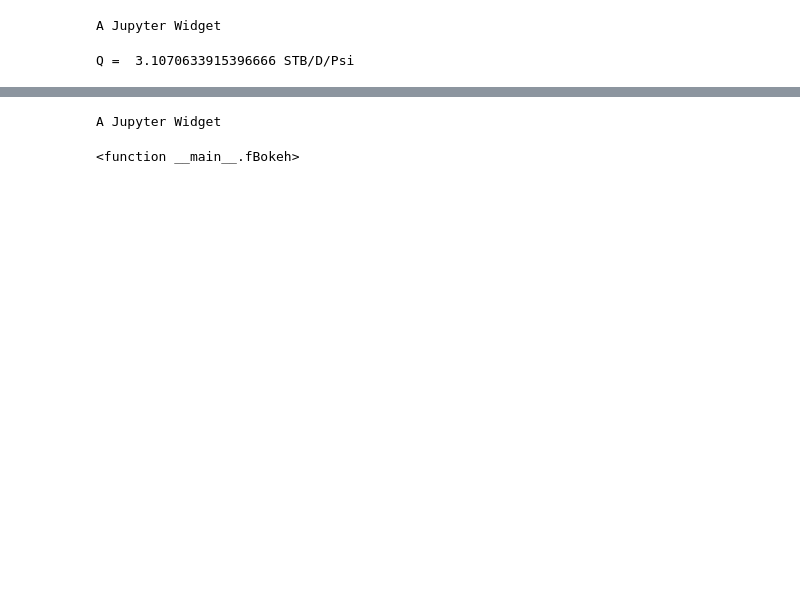
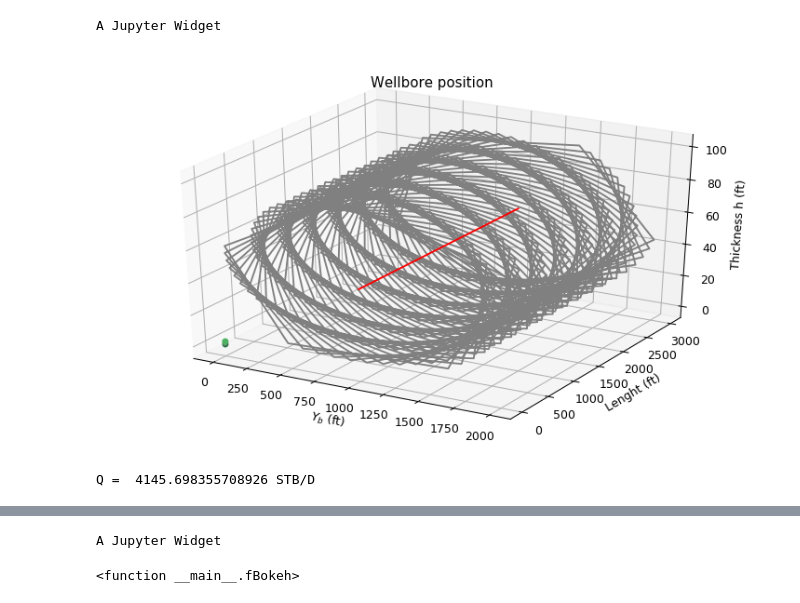
Before and after one commit to e-zl/furui_model, a Jupyter notebook: Well_Inflow_performance_Hw1.1.ipynb, the cells around one changed output, grey strips where cells are left out. Cells and saved outputs as stored; diff of their text form; code cells hidden in the pictures; blank space fills up the shorter version.

```diff
--- a/Well_Inflow_performance_Hw1.1.ipynb
+++ b/Well_Inflow_performance_Hw1.1.ipynb
@@ -213,20 +206,61 @@ display(update_bottom)
 update_bottom.on_click(on_button_clicked)
 # %% [output]
 A Jupyter Widget
+# %%
+from mpl_toolkits import mplot3d
+import numpy as np
+import matplotlib.pyplot as plt
+%matplotlib inline
+%matplotlib inline
+from ipywidgets import interactive
+import matplotlib.pyplot as plt
+import numpy as np
+
+fig = plt.figure(figsize=(10, 6), dpi=90, facecolor='w')
+ax = plt.axes(projection='3d')
+ax = plt.axes(projection='3d')
+interp= 400;
+#Area representing reservoir "drainage"
+zline =  np.linspace(0, L, interp)
+xline =  yb*np.sin(zline)+ np.repeat(yb,interp)
+yline =  h/2*np.cos(np.linspace(0, L, interp)) + np.repeat(h/2,interp)
+
+#Actual Well
+z_w =  np.linspace(0, L, interp)
+x_w =  np.repeat(yb,interp)
+y_w =  np.repeat(h/2,interp)
+ax.set(xlabel='$Y_b$ (ft)', ylabel='Lenght (ft)', zlabel= "Thickness h (ft)",
+       title='Wellbore position')
+ax.plot3D(xline, zline, yline, 'grey')
+ax.plot3D(x_w, z_w, y_w, 'red')
+
+zdata = np.random.random(10)
+xdata = np.sin(zdata) +  np.random.randn(10)
+ydata = np.cos(zdata) +  np.random.randn(10)
+ax.scatter3D(xdata, zdata, ydata, c=zdata, cmap='Greens');
+# %% [output]
+[figure, added]
 # %%
 import math
-k_bar = math.sqrt(kh/kv)
+k_bar = math.sqrt(kh*kv)
 # No delta P was given so, using 1 psi
-Pe = 2
-Pwf = 1
+
+Iani = math.sqrt(kh/kv)
+# FURUI model corredct Answer
+# 4304 STB/Day for 1000 delta P
+# Babu Odel 6378 STB/day
+Pe = 2000
+Pwf = 1000
+L= 4000
 NUM = k_bar * L * (Pe - Pwf)
+yb=1000
 Dem_1 = 141.2 * Bo * mu
-Dem_2 = math.log( Iani / (rw * ( Iani + 1))) + (math.pi * yb)/(Iani * h) - 1.224 + s
+Dem_2 = math.log(Iani / (rw * ( Iani + 1))) + (math.pi * yb)/(Iani * h) - 1.224 + s
 Q= NUM/(Dem_1*Dem_2)
 
-print('Q = ', Q, 'STB/D/Psi')
+print('Q = ', Q, 'STB/D')
 # %% [output]
-Q =  3.1070633915396666 STB/D/Psi
+Q =  4145.698355708926 STB/D
 # %%
 import numpy as np
 
```
Also changed, not shown: parts of 15 cells of this notebook.
